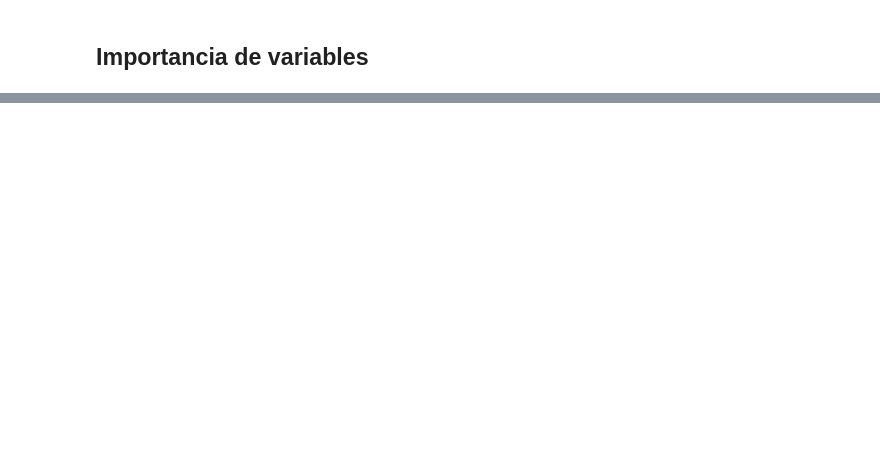
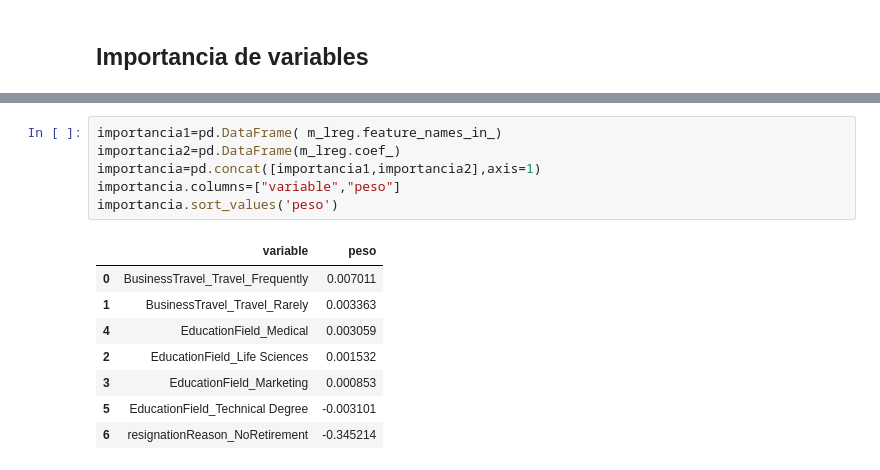
Before and after one commit to JavierBurgos-web/ANALYTICS_lll_First_Project, a Jupyter notebook: Modelos.ipynb, the cells around one changed output, grey strips where cells are left out. Cells and saved outputs as stored; diff of their text form; blank space fills up the shorter version.

```diff
--- a/Modelos.ipynb
+++ b/Modelos.ipynb
@@ -337,0 +385,15 @@ m_lreg.predict(X2[X2.index==0])
+# %%
+importancia1=pd.DataFrame( m_lreg.feature_names_in_)
+importancia2=pd.DataFrame(m_lreg.coef_)
+importancia=pd.concat([importancia1,importancia2],axis=1)
+importancia.columns=["variable","peso"]
+importancia.sort_values('peso')
+# %% [output]
+|  | variable | peso |
+| 0 | BusinessTravel_Travel_Frequently | 0.007011 |
+| 1 | BusinessTravel_Travel_Rarely | 0.003363 |
+| 4 | EducationField_Medical | 0.003059 |
+| 2 | EducationField_Life Sciences | 0.001532 |
+| 3 | EducationField_Marketing | 0.000853 |
+| 5 | EducationField_Technical Degree | -0.003101 |
+| 6 | resignationReason_NoRetirement | -0.345214 |
```
Also changed, not shown: parts of 17 cells of this notebook, 9 other files.
